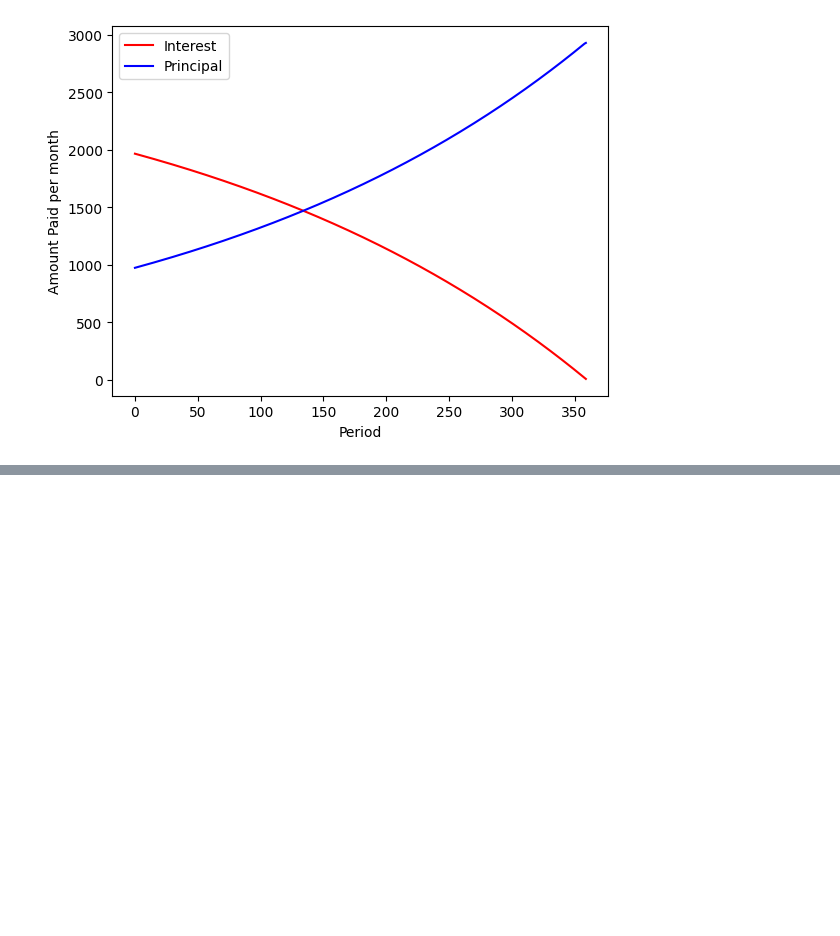
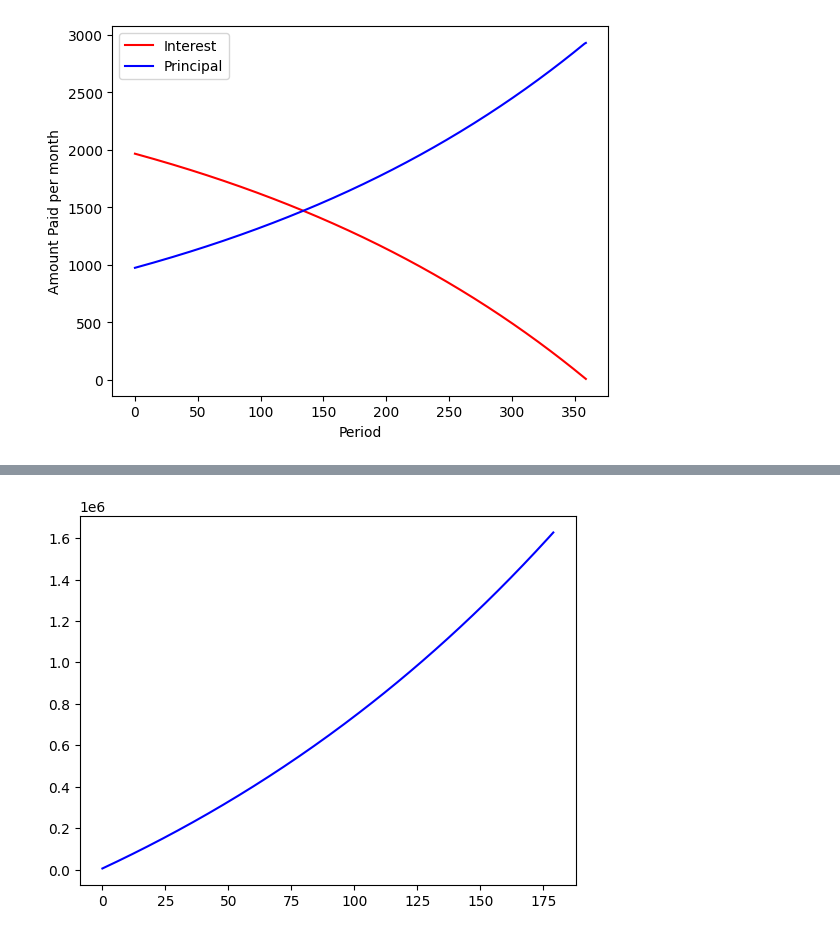
Before and after one commit to Metashaker/ai-learning, a Jupyter notebook: intro-to-financial-concepts.ipynb, the cells around one changed output, grey strips where cells are left out. Drawn from its saved outputs; the diff is of its cells as text; code cells hidden in the pictures; blank space fills up the shorter version.

Commit message:
wraps up chapter

```diff
--- a/intro-to-financial-concepts.ipynb
+++ b/intro-to-financial-concepts.ipynb
@@ -537,0 +665,83 @@ plt.show()
+# %%
+# 1. Calculating my net worth
+import numpy as np
+import numpy_financial as npf
+
+# Calculate your savings for each month
+savings_forecast = salary_forecast - expenses_forecast
+
+# Calculate your cumulative savings over time
+cumulative_savings = np.cumsum(savings_forecast)
+
+# Print the final cumulative savings after 15 years
+final_net_worth = cumulative_savings[-1]
+print("1. Your final net worth after 15 years: " + str(round(final_net_worth, 2)))
+
+# Plot the forecasted savings
+plt.plot(cumulative_savings, color='blue')
+plt.show()
+
+# 2. Calculate how much do I have to invest to get 1M USD in 15 years considering 7% rate of return
+# Set the annual investment return to 7%
+investment_rate_annual = 0.07
+
+# Calculate the monthly investment return
+investment_rate_monthly = ((1 + investment_rate_annual)**(1/12)) - 1
+
+# Calculate your required monthly investment to amass $1M
+required_investment_monthly = npf.pmt(rate=investment_rate_monthly, nper=12*15, pv=0, fv=-1000000)
+print("You will have to invest $" + str(round(required_investment_monthly, 2)) + " per month to amass $1M over 15 years")
+
+# 3. If I can't invest the amount from step 2 monthly. Project a new forecast setting a monthly_investment_percentage to 30% to 15 years
+cash_flow_forecast =  salary_forecast - expenses_forecast
+monthly_investment_percentage = 0.75
+# Calculate your monthly deposit into your investment account
+investment_deposit_forecast = cash_flow_forecast *  monthly_investment_percentage
+
+# The rest goes into your savings account
+savings_forecast_new = cash_flow_forecast * (1 - monthly_investment_percentage)
+
+# Calculate your cumulative savings over time
+cumulative_savings_new = np.cumsum(savings_forecast_new)
+# Plot your forecasted monthly savings vs investments
+
+plt.plot(investment_deposit_forecast, color='red', label='Investments')
+plt.plot(savings_forecast_new, color='blue', label='Savings')
+plt.legend()
+plt.show()
+
+# 4. net worth simulation wrap up
+investment_portfolio = np.zeros(forecast_months)
+net_worth = np.zeros(forecast_months)
+# Loop through each forecast period
+for i in range(forecast_months):
+
+    # Find the previous investment deposit amount
+    if i == 0:
+        previous_investment = 0
+    else:
+        previous_investment = investment_portfolio[i-1]
+
+    # Calculate the value of your previous investments, which have grown
+    previous_investment_growth = previous_investment*(1 + investment_rate_monthly)
+
+    # Add your new deposit to your investment portfolio
+    investment_portfolio[i] =  previous_investment_growth + investment_deposit_forecast[i]
+
+    # Calculate your net worth at each point in time
+    net_worth[i] = investment_portfolio[i] + cumulative_savings_new[i]
+
+# 5. Adjust to inflation
+# Set the annual inflation rate to 2.5%
+annual_inflation = 0.025
+print(investment_portfolio[-1] + cumulative_savings_new[-1])
+# Calculate the present value of your terminal wealth over 15 years
+inflation_adjusted_net_worth = npf.pv(rate=annual_inflation, nper=15, pmt=0, fv=-1*net_worth[-1])
+print("Your inflation-adjusted future net worth: $" + str(round(inflation_adjusted_net_worth, 2)))
+
+plt.plot(investment_portfolio, color='red', label='investments')
+plt.plot(cumulative_savings_new, color='blue', label='savings')
+plt.plot(net_worth, color='green', label='net worth')
+plt.legend()
+plt.show()
+# %% [output]
@@ -537,0 +749 @@ plt.show()
+[figure, added]
```
Also changed, not shown: parts of 10 cells of this notebook.
